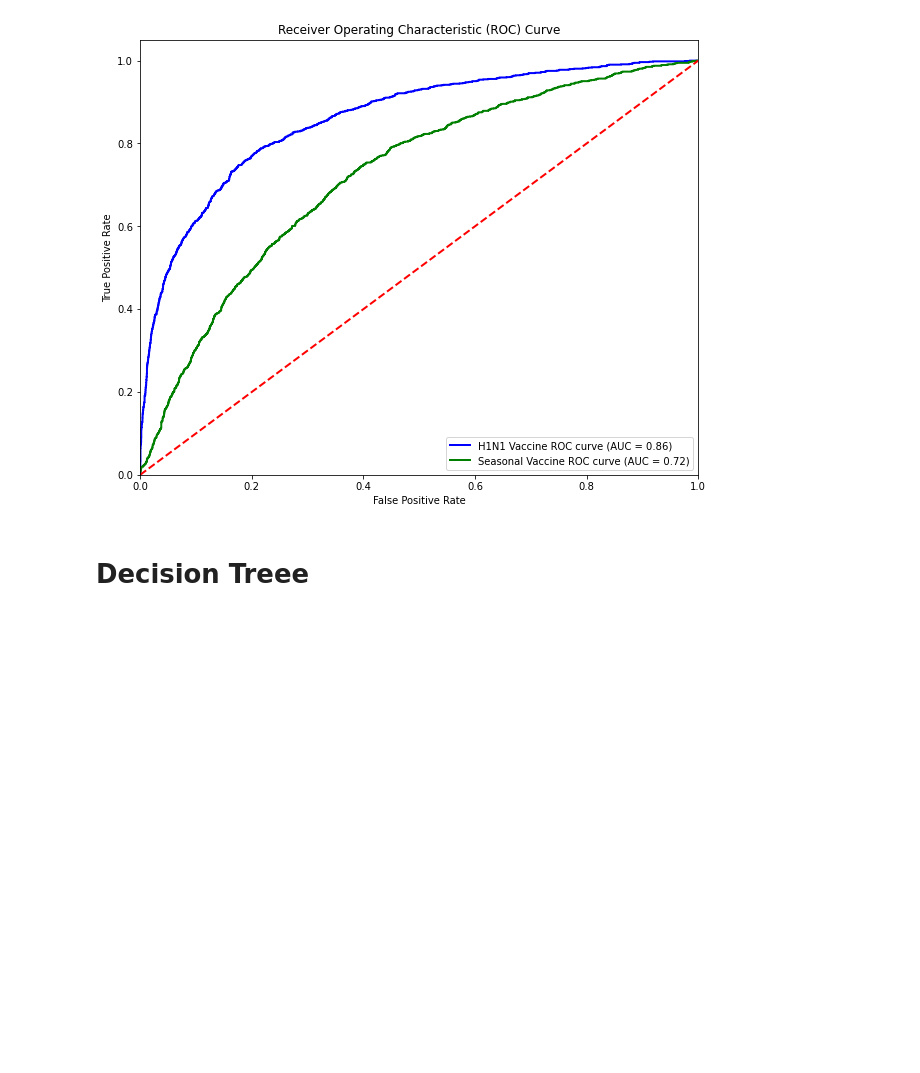
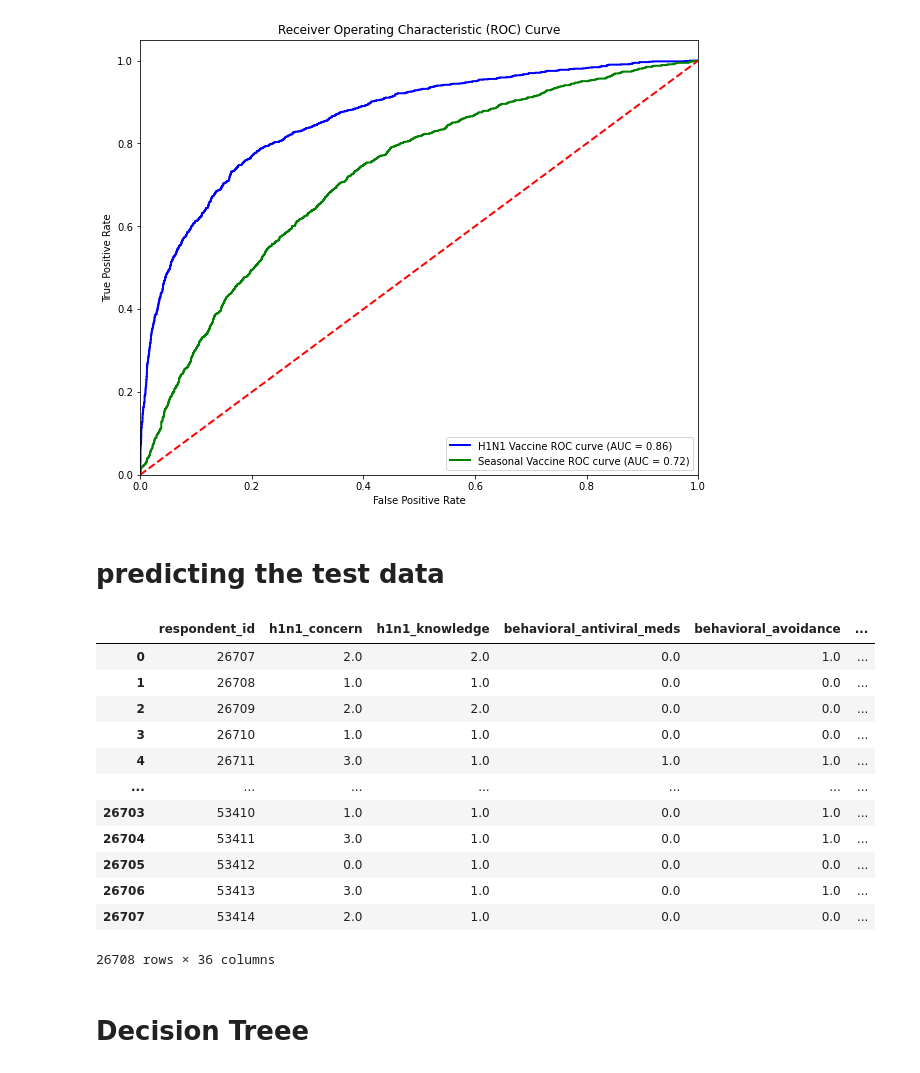
Before and after one commit to gshikanda/PHASE-3-PROJECT, a Jupyter notebook: H1N1 PROJECT.ipynb, the cells around one changed output. Cells and saved outputs as stored; diff of their text form; code cells hidden in the pictures; blank space fills up the shorter version.

Commit message:
running the test data

```diff
--- a/H1N1 PROJECT.ipynb
+++ b/H1N1 PROJECT.ipynb
@@ -859,3 +860,21 @@ plt.legend(loc='lower right')
 plt.show()
 # %% [output]
 [figure]
+# %% [markdown]
+# predicting the test data
+# %%
+test
+# %% [output]
+|  | respondent_id | h1n1_concern | h1n1_knowledge | behavioral_antiviral_meds | behavioral_avoidance | ... |
+| 0 | 26707 | 2.0 | 2.0 | 0.0 | 1.0 | ... |
+| 1 | 26708 | 1.0 | 1.0 | 0.0 | 0.0 | ... |
+| 2 | 26709 | 2.0 | 2.0 | 0.0 | 0.0 | ... |
+| 3 | 26710 | 1.0 | 1.0 | 0.0 | 0.0 | ... |
+| 4 | 26711 | 3.0 | 1.0 | 1.0 | 1.0 | ... |
+| ... | ... | ... | ... | ... | ... | ... |
+| 26703 | 53410 | 1.0 | 1.0 | 0.0 | 1.0 | ... |
+| 26704 | 53411 | 3.0 | 1.0 | 0.0 | 1.0 | ... |
+| 26705 | 53412 | 0.0 | 1.0 | 0.0 | 0.0 | ... |
+| 26706 | 53413 | 3.0 | 1.0 | 0.0 | 1.0 | ... |
+| 26707 | 53414 | 2.0 | 1.0 | 0.0 | 0.0 | ... |
+26708 rows × 36 columns
```
Also changed, not shown: parts of 8 cells of this notebook.
